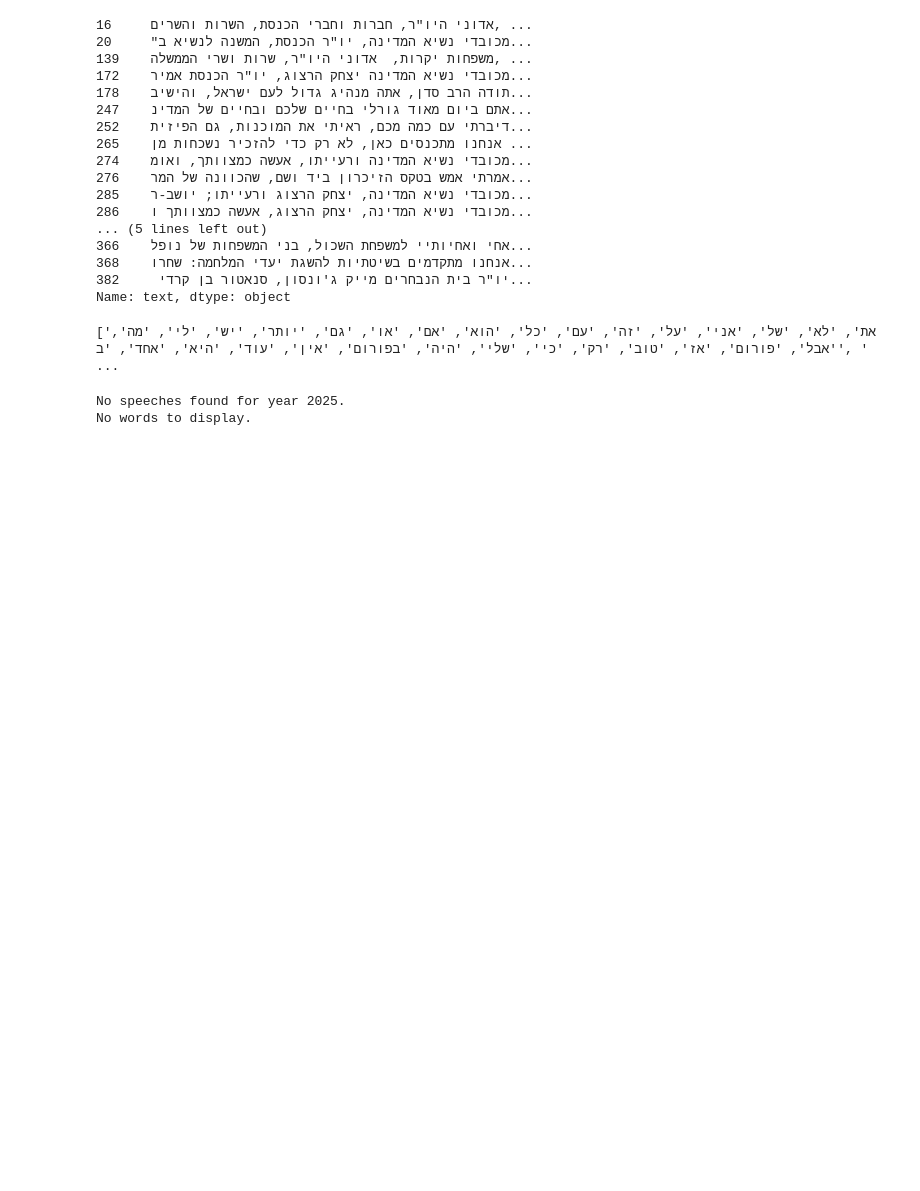
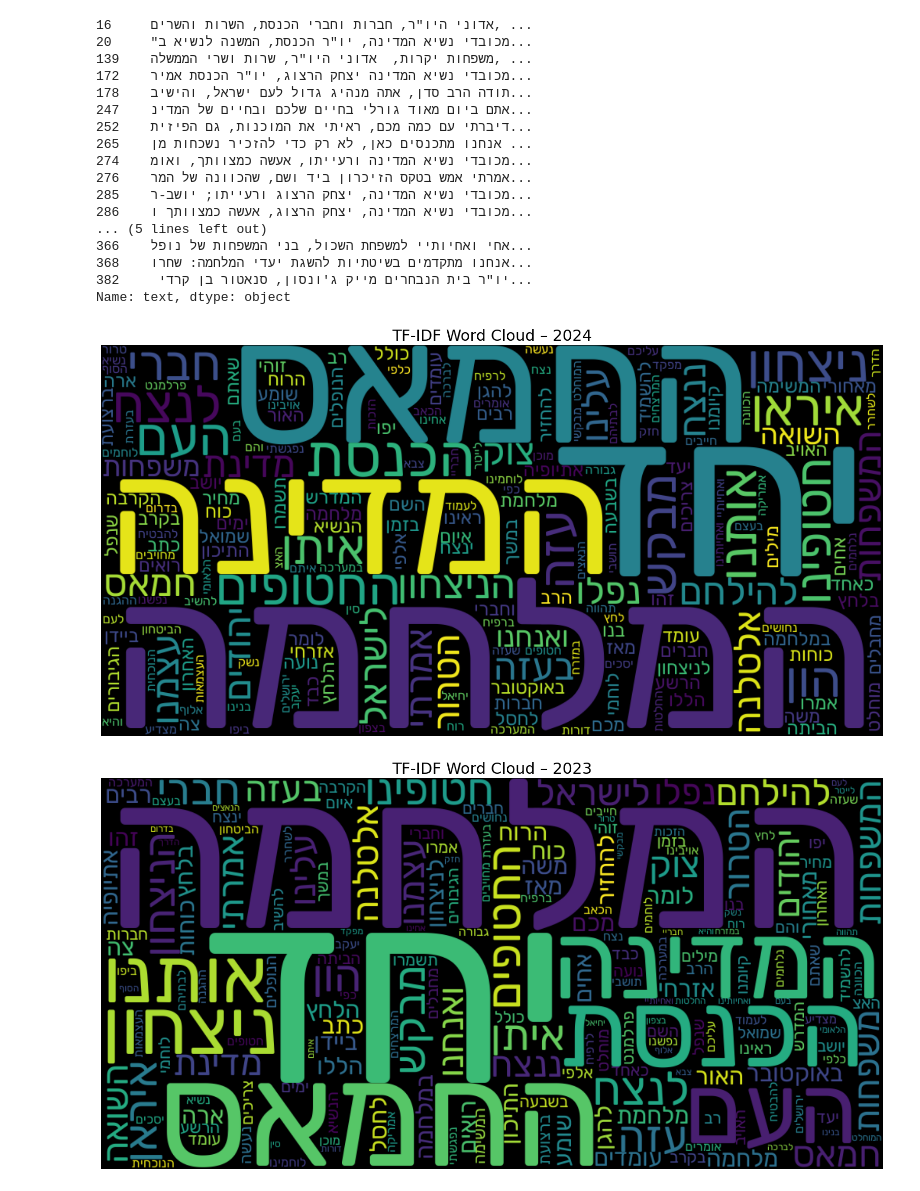
Before and after one commit to ErezLavi/hw3-nlp, a Jupyter notebook: hw3.ipynb, the cells around one changed output. Cells and saved outputs as stored; diff of their text form; code cells hidden in the pictures; blank space fills up the shorter version.

```diff
--- a/hw3.ipynb
+++ b/hw3.ipynb
@@ -71,12 +71,9 @@ filtered_bibi_df['text']
 382     יו"ר בית הנבחרים מייק ג'ונסון, סנאטור בן קרדי...
 Name: text, dtype: object
 # %%
-# def load_heb_stopwords():
-#     # Load Hebrew stopwords from a file
-#     with open('heb_stopwords.txt', 'r', encoding='utf-8') as f:
-#         hebrew_stopwords = f.read().splitlines()
-#     return hebrew_stopwords
-# print(load_heb_stopwords())
+def load_heb_stopwords():
+    # Load Hebrew stopwords from a file
+    with open('heb_stopwords.txt', 'r', encoding='utf-8') as f:
+        hebrew_stopwords = f.read().splitlines()
+    return hebrew_stopwords
-# %% [output]
-['את', 'לא', 'של', 'אני', 'על', 'זה', 'עם', 'כל', 'הוא', 'אם', 'או', 'גם', 'יותר', 'יש', 'לי', 'מה', 'אבל', 'פורום', 'אז', 'טוב', 'רק', 'כי', 'שלי', 'היה', 'בפורום', 'אין', 'עוד', 'היא', 'אחד', 'ב', ' ...
 # %%
@@ -95,8 +92,8 @@ heb_stopwords = [
 # %%
-def get_tfidf_scores_by_year(df, year, stopwords=heb_stopwords):
+def get_tfidf_scores_by_year(df, year, stopwords=None):
     # Filter rows by year
     df.loc[:, 'date'] = pd.to_datetime(df['date'], dayfirst=True, errors='coerce')
-    filtered_df = df[df['date'].dt.year == year]
+    filtered_df = df.loc[df['date'].notna()]
 
     if filtered_df.empty:
         print(f"No speeches found for year {year}.")
@@ -142,9 +139,13 @@ def plot_wordcloud_from_scores(word_scores, year=None, font_path='Rubik-Regular.
     plt.title(f"TF-IDF Word Cloud – {year}", fontsize=22)
     plt.show()
 # %%
-year = 2025
-tf_idf_scores = get_tfidf_scores_by_year(filtered_bibi_df, year)
-plot_wordcloud_from_scores(tf_idf_scores, year=year)
+heb_stopwords = load_heb_stopwords()
+year1 = 2024
+tf_idf_scores = get_tfidf_scores_by_year(filtered_bibi_df, year1, stopwords=heb_stopwords)
+plot_wordcloud_from_scores(tf_idf_scores, year=year1)
+year2 = 2023
+tf_idf_scores = get_tfidf_scores_by_year(filtered_bibi_df, year2, stopwords=heb_stopwords)
+plot_wordcloud_from_scores(tf_idf_scores, year=year2)
 # %% [output]
-No speeches found for year 2025.
-No words to display.
+[figure, added]
+[figure, added]
```
Also changed, not shown: parts of 1 cell of this notebook.
